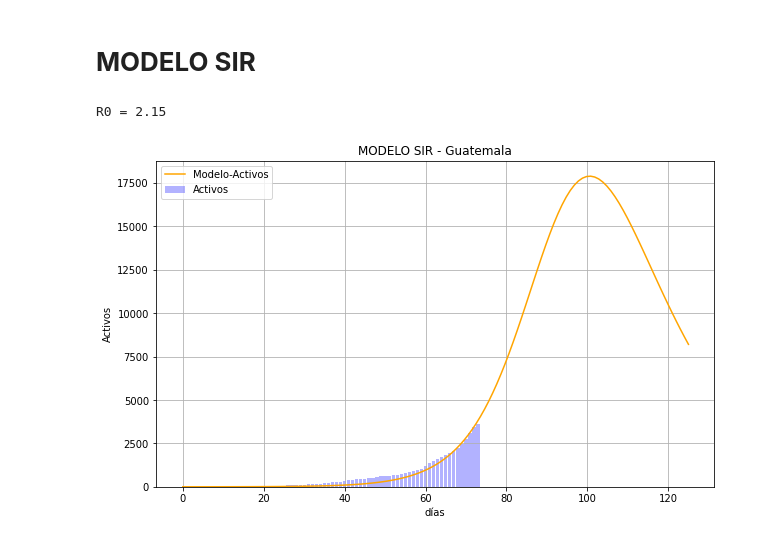
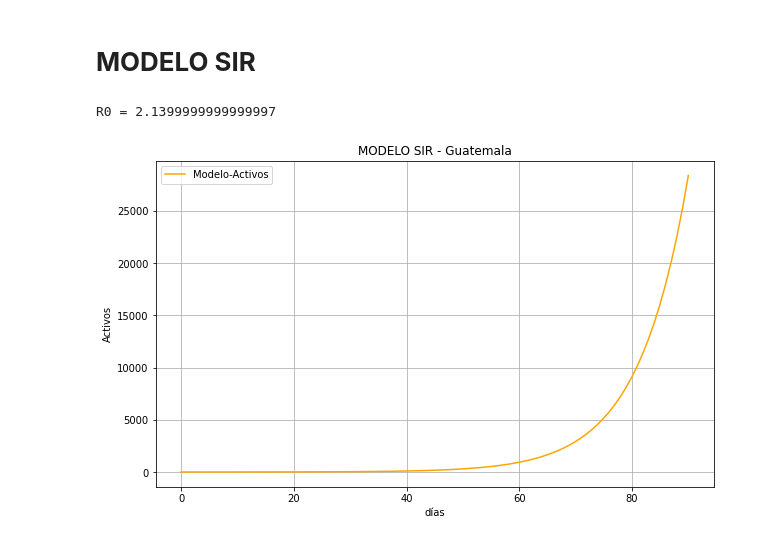
Before and after one commit to pepedp/Otros, a Jupyter notebook: Covid19.ipynb, the cells around one changed output. Drawn from its saved outputs; the diff is of its cells as text; code cells hidden in the pictures.

```diff
--- a/Covid19.ipynb
+++ b/Covid19.ipynb
@@ -318,48 +313,48 @@ Indice de crecimiento del modelo: [1.09090105]
 # **MODELO SIR**
 # %%
 #@title
-Poblacion =  100000#@param {type:"number"}
-beta =  .215#@param {type:"number"}
+Poblacion =  16e6#@param {type:"number"}
+beta =  .214#@param {type:"number"}
 gamma =  0.1#@param {type:"number"}
-tiempo =   125#@param {type:"number"}
+tiempo =   90#@param {type:"number"}
 modelo_completo = False #@param {type:"boolean"}
-mostrar_rcuperados = False #@param {type:"boolean"}
+datos_pais = False #@param {type:"boolean"}
 N=Poblacion
 
 #VALORES INICIALES
 I0,R0 = 1,0
 S0 = N - I0 - R0
 Ro = (beta)/(gamma)
 print('R0 =',Ro)
 
 #GRAFICA
 plt.figure(figsize=[10,6])
 
 if (modelo_completo):
   t = np.linspace(0,tiempo ,tiempo)
   sol_ecuaciones = scipy.integrate.odeint(Modelo_SIR, [S0, I0, R0], t, args=(N,beta, gamma))
   plt.ylabel("% Población")
   plt.plot(t, sol_ecuaciones[:, 1]/Poblacion, label="Activos", color="Orange")
   plt.plot(t, sol_ecuaciones[:, 0]/Poblacion, label="Suceptibles", color="Blue")
   plt.plot(t, sol_ecuaciones[:, 2]/Poblacion, label="Recuperados", color="Green")
 else:
   t = np.linspace(0,tiempo ,tiempo)
   sol_ecuaciones = scipy.integrate.odeint(Modelo_SIR, [S0, I0, R0], t, args=(N,beta, gamma))
   plt.ylabel("Activos")
   plt.plot(t, sol_ecuaciones[:, 1], label="Modelo-Activos", color="Orange")
-  plt.bar(x[0:tiempo+1].flatten(),activos[0:tiempo+1].flatten(), color="Blue",alpha=0.3,label="Activos" )
-  if (mostrar_rcuperados):
-    plt.plot(t, sol_ecuaciones[:, 2], label="Recuperados", color="Green")
+  if (datos_pais):
+    plt.bar(x[0:tiempo+1].flatten(),activos[0:tiempo+1].flatten(), color="Blue",alpha=0.3,label="Activos" )
+    #plt.plot(t, sol_ecuaciones[:, 2], label="Recuperados", color="Green")
 
 
 plt.title("MODELO SIR - {}".format(pais))
 plt.xlabel("días")
 plt.grid()
 plt.legend()
 plt.show()
 # %% [output]
-R0 = 2.15
+R0 = 2.1399999999999997
-[figure, old version]
+[figure, new version]
 # %% [markdown]
 ## Ecuaciones Diferenciales
 
```
Also changed, not shown: parts of 4 cells of this notebook.
